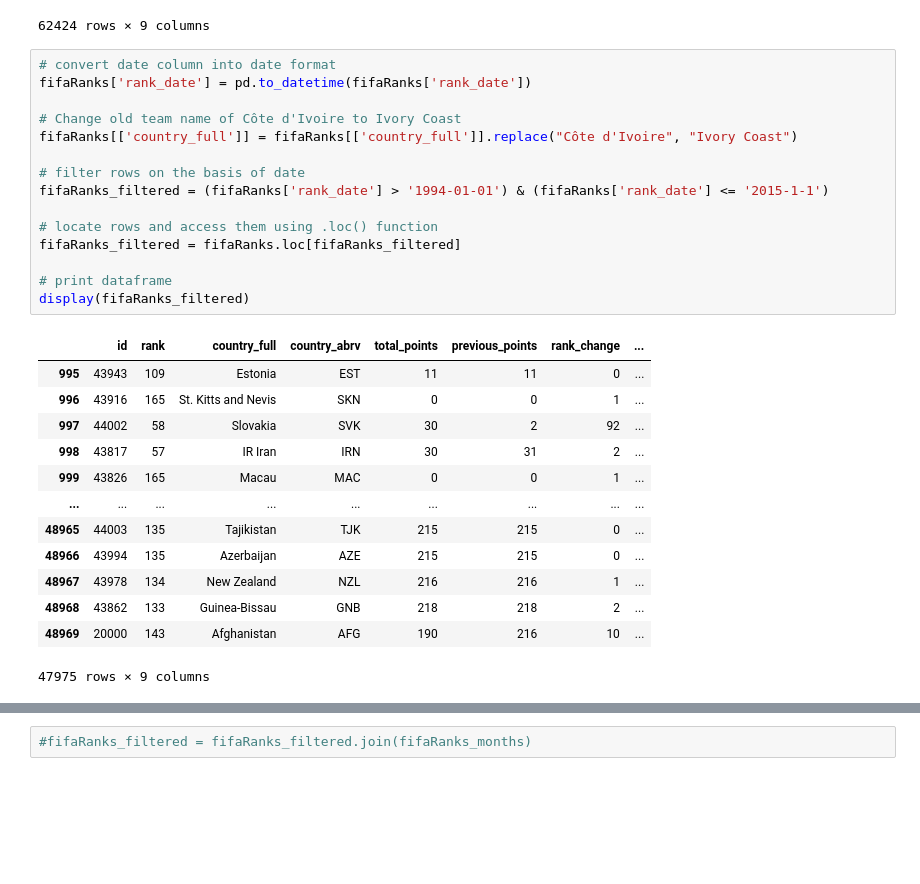
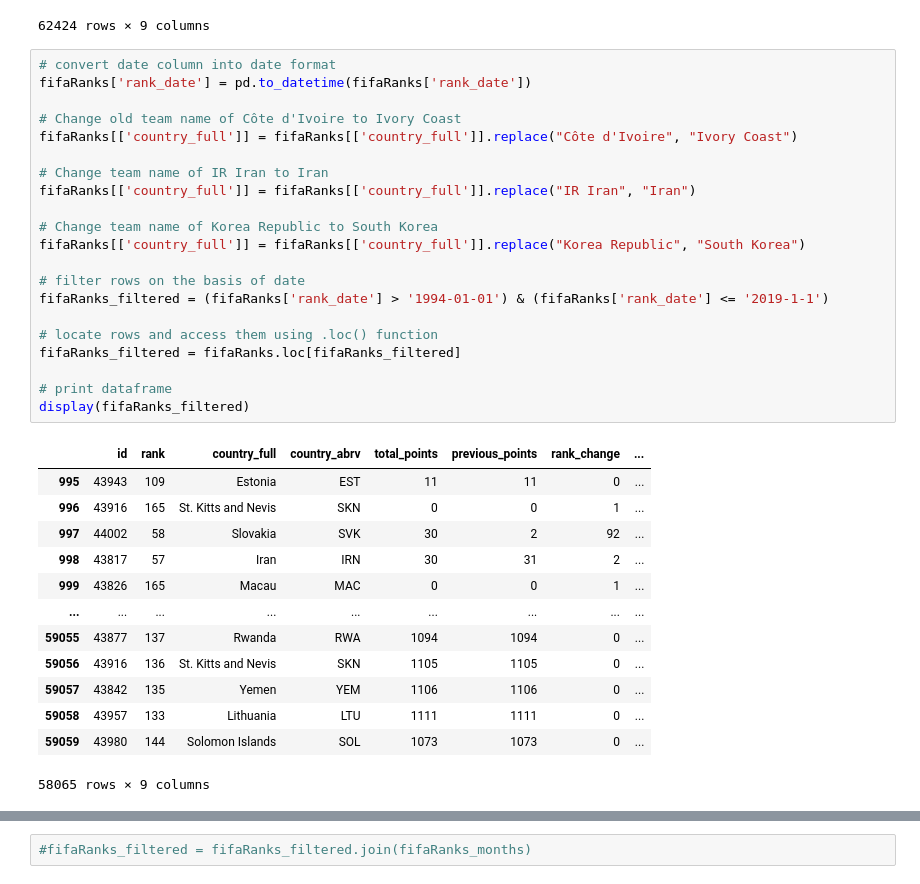
Before and after one commit to shrey233/Discovery-Project, a Jupyter notebook: Python Code/FIFA World Cup Randomness Analysis.ipynb, the cells around one changed output, grey strips where cells are left out. Saved outputs shown, nothing was run; the diff lists cells and outputs as text; blank space fills up the shorter version.

```diff
--- a/Python Code/FIFA World Cup Randomness Analysis.ipynb
+++ b/Python Code/FIFA World Cup Randomness Analysis.ipynb
@@ -61,32 +61,38 @@ display(fifaRanks)
 # %%
 # convert date column into date format
 fifaRanks['rank_date'] = pd.to_datetime(fifaRanks['rank_date'])
 
 # Change old team name of Côte d'Ivoire to Ivory Coast
 fifaRanks[['country_full']] = fifaRanks[['country_full']].replace("Côte d'Ivoire", "Ivory Coast")
 
+# Change team name of IR Iran to Iran
+fifaRanks[['country_full']] = fifaRanks[['country_full']].replace("IR Iran", "Iran")
+
+# Change team name of Korea Republic to South Korea
+fifaRanks[['country_full']] = fifaRanks[['country_full']].replace("Korea Republic", "South Korea")
+
 # filter rows on the basis of date
-fifaRanks_filtered = (fifaRanks['rank_date'] > '1994-01-01') & (fifaRanks['rank_date'] <= '2015-1-1')
+fifaRanks_filtered = (fifaRanks['rank_date'] > '1994-01-01') & (fifaRanks['rank_date'] <= '2019-1-1')
 
 # locate rows and access them using .loc() function
 fifaRanks_filtered = fifaRanks.loc[fifaRanks_filtered]
 
 # print dataframe
 display(fifaRanks_filtered)
 # %% [output]
 |  | id | rank | country_full | country_abrv | total_points | previous_points | rank_change | ... |
 | 995 | 43943 | 109 | Estonia | EST | 11 | 11 | 0 | ... |
 | 996 | 43916 | 165 | St. Kitts and Nevis | SKN | 0 | 0 | 1 | ... |
 | 997 | 44002 | 58 | Slovakia | SVK | 30 | 2 | 92 | ... |
-| 998 | 43817 | 57 | IR Iran | IRN | 30 | 31 | 2 | ... |
+| 998 | 43817 | 57 | Iran | IRN | 30 | 31 | 2 | ... |
 | 999 | 43826 | 165 | Macau | MAC | 0 | 0 | 1 | ... |
 | ... | ... | ... | ... | ... | ... | ... | ... | ... |
-| 48965 | 44003 | 135 | Tajikistan | TJK | 215 | 215 | 0 | ... |
-| 48966 | 43994 | 135 | Azerbaijan | AZE | 215 | 215 | 0 | ... |
-| 48967 | 43978 | 134 | New Zealand | NZL | 216 | 216 | 1 | ... |
-| 48968 | 43862 | 133 | Guinea-Bissau | GNB | 218 | 218 | 2 | ... |
-| 48969 | 20000 | 143 | Afghanistan | AFG | 190 | 216 | 10 | ... |
+| 59055 | 43877 | 137 | Rwanda | RWA | 1094 | 1094 | 0 | ... |
+| 59056 | 43916 | 136 | St. Kitts and Nevis | SKN | 1105 | 1105 | 0 | ... |
+| 59057 | 43842 | 135 | Yemen | YEM | 1106 | 1106 | 0 | ... |
+| 59058 | 43957 | 133 | Lithuania | LTU | 1111 | 1111 | 0 | ... |
+| 59059 | 43980 | 144 | Solomon Islands | SOL | 1073 | 1073 | 0 | ... |
-47975 rows × 9 columns
+58065 rows × 9 columns
 # %%
 # Get year from rank_date and extract into new dataframe
 fifaRanks_years = pd.DataFrame(fifaRanks_filtered['rank_date'].dt.year)
```
Also changed, not shown: parts of 64 cells of this notebook, 8 other files.
